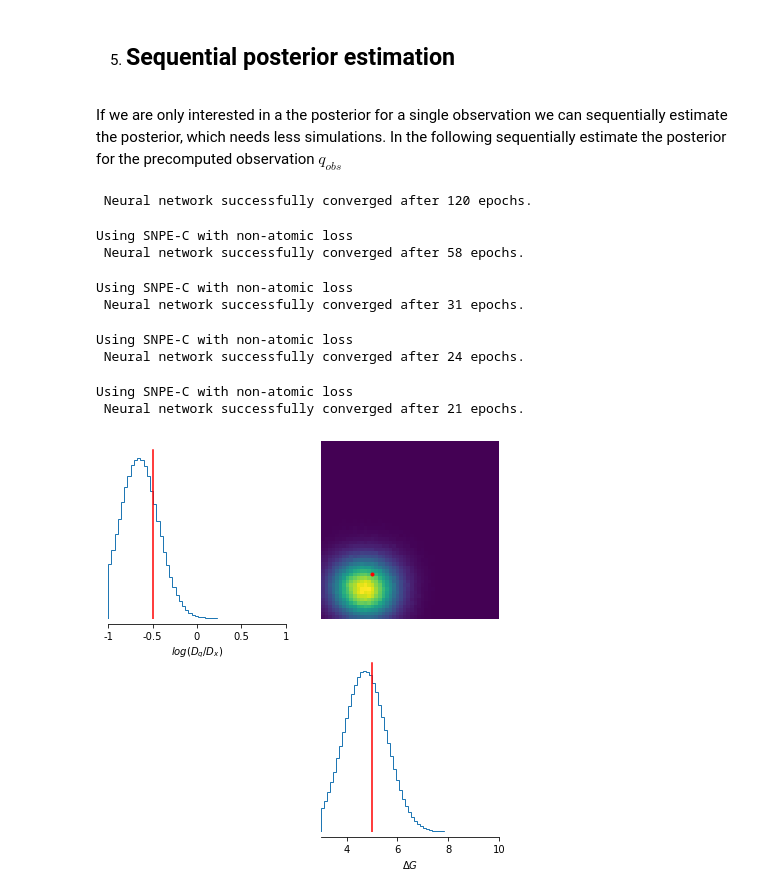
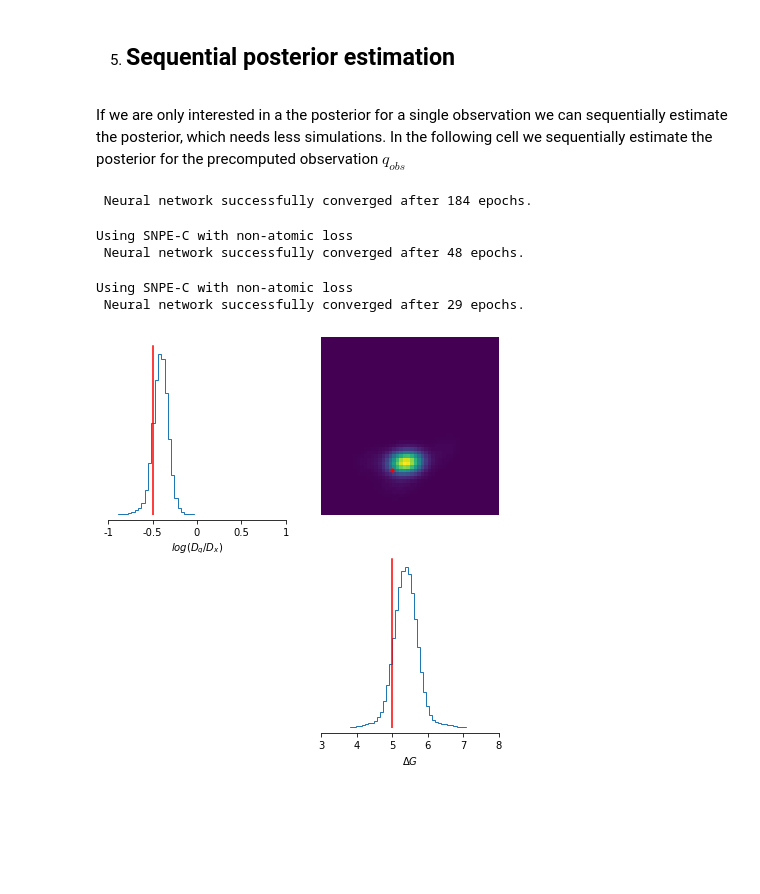
Before and after one commit to covinolab/sbi_for_smfe_tutorial, a Jupyter notebook: sbi_smfe_example.ipynb, the cells around one changed output. Cells and saved outputs as stored; diff of their text form; code cells hidden in the pictures; blank space fills up the shorter version.

```diff
--- a/sbi_smfe_example.ipynb
+++ b/sbi_smfe_example.ipynb
@@ -281,3 +268,8 @@ theta, x = simulate_for_sbi(double_well_simulator, prior, num_simulations=100, n
+# %%
+!wget https://github.com/covinolab/sbi_for_smfe_tutorial/raw/main/theta_samples.pt
+!wget https://github.com/covinolab/sbi_for_smfe_tutorial/raw/main/x_samples.pt
+theta = torch.load('theta_samples.pt')
+x = torch.load('x_samples.pt')
 # %% [markdown]
 We train our neural network on $\mathcal{D}$ to approximate the posterior.
 # %%
@@ -328,39 +315,35 @@ X = torch.linalg.solve_triangular(A, B). (Triggered internally at  ../aten/src/A
 5. ## Sequential posterior estimation
 # %% [markdown]
 If we are only interested in a the posterior for a single observation we can sequentially estimate the posterior, which needs less simulations.
-In the following sequentially estimate the posterior for the precomputed observation $q_{obs}$
+In the following cell we sequentially estimate the posterior for the precomputed observation $q_{obs}$
 # %%
 seq_posteriors = []
 proposal = prior
-num_rounds = 5
+num_rounds = 3
 
 seq_inference = SNPE(prior=prior, density_estimator='mdn')
 for _ in range(num_rounds):
-    theta, x = simulate_for_sbi(double_well_simulator, proposal, num_simulations=10, num_workers=2, simulation_batch_size=1)
+    theta, x = simulate_for_sbi(double_well_simulator, proposal, num_simulations=100, num_workers=2, simulation_batch_size=1)
     seq_density_estimator = seq_inference.append_simulations(theta, x, proposal=proposal).train()
-    seq_posterior = seq_inference.build_posterior(density_estimator)
+    seq_posterior = seq_inference.build_posterior(seq_density_estimator)
     seq_posteriors.append(seq_posterior)
     proposal = seq_posterior.set_default_x(observation)
 # %% [output]
- Neural network successfully converged after 120 epochs.
+ Neural network successfully converged after 184 epochs.
 Using SNPE-C with non-atomic loss
- Neural network successfully converged after 58 epochs.
+ Neural network successfully converged after 48 epochs.
 Using SNPE-C with non-atomic loss
- Neural network successfully converged after 31 epochs.
+ Neural network successfully converged after 29 epochs.
-Using SNPE-C with non-atomic loss
- Neural network successfully converged after 24 epochs.
-Using SNPE-C with non-atomic loss
- Neural network successfully converged after 21 epochs.
 # %%
-samples = seq_posterior.sample((1000000,))
+seq_samples = seq_posterior.sample((1000000,))
 _ = analysis.pairplot(
-    samples,
+    seq_samples,
     limits=[logD_lims, dG_lims],
     figsize=(7,7),
     points=true_params,
     points_offdiag={'markersize': 6},
     points_colors='r',
     labels=['$log(D_q/D_x)$', '$\Delta G$']
 )
 # %% [output]
-[figure, old version]
+[figure, new version]
```
Also changed, not shown: parts of 6 cells of this notebook.
